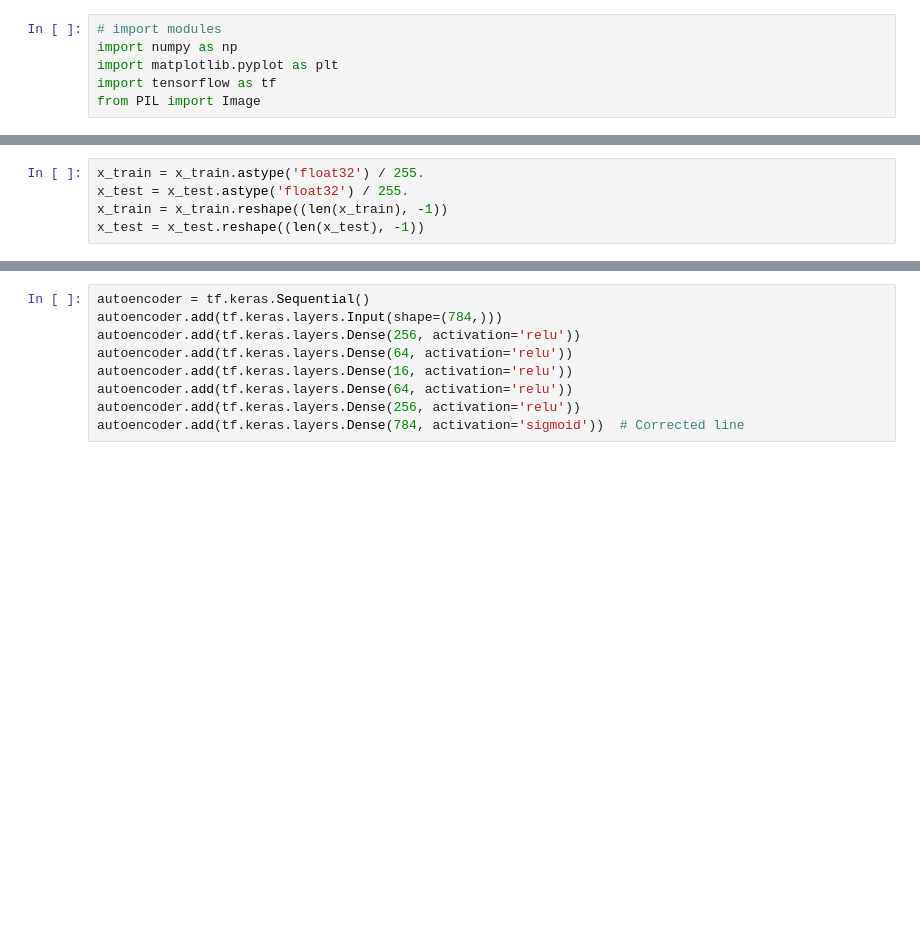
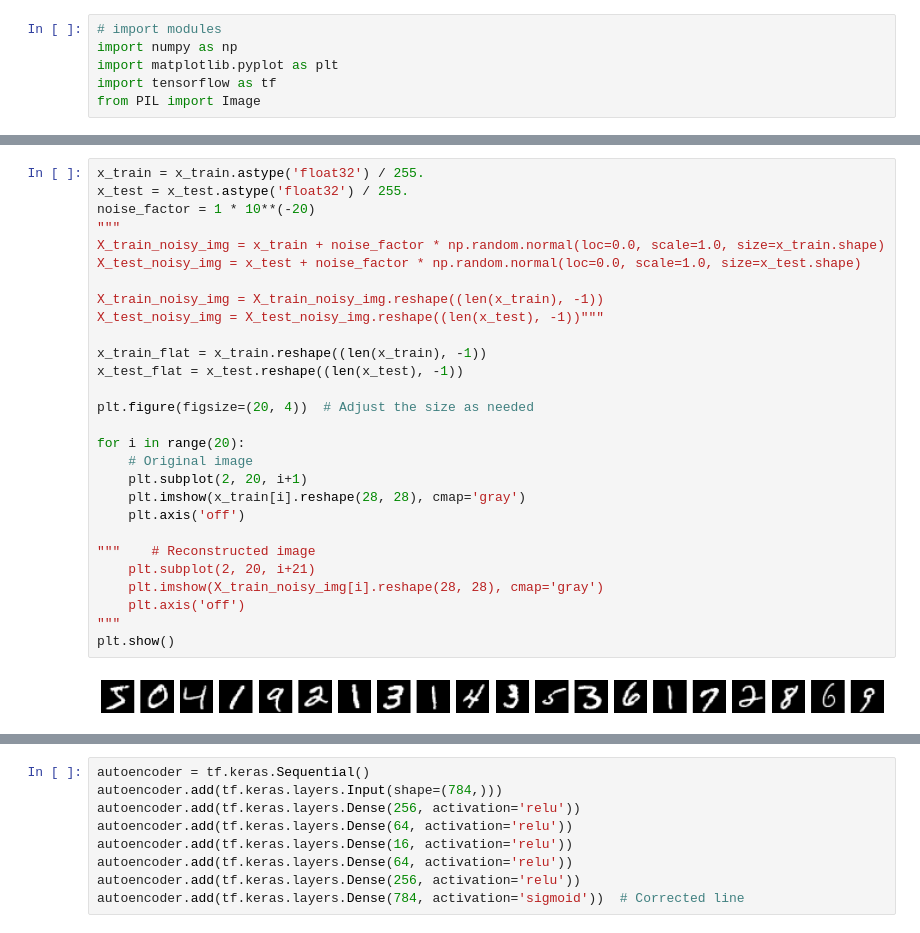
Before and after one commit to Sloosmore/USC_Course_Code, a Jupyter notebook: ITP-359/homework/homework5/autoencoder.ipynb, the cells around one changed output, grey strips where cells are left out. Cells and saved outputs as stored; diff of their text form; blank space fills up the shorter version.

```diff
--- a/ITP-359/homework/homework5/autoencoder.ipynb
+++ b/ITP-359/homework/homework5/autoencoder.ipynb
@@ -13,5 +10,30 @@ Downloading data from https://storage.googleapis.com/tensorflow/tf-keras-dataset
-# %%
-x_train = x_train.astype('float32') / 255.
-x_test = x_test.astype('float32') / 255.
-x_train = x_train.reshape((len(x_train), -1))
-x_test = x_test.reshape((len(x_test), -1))
+# %%
+x_train = x_train.astype('float32') / 255.
+x_test = x_test.astype('float32') / 255.
+noise_factor = 1 * 10**(-20)
+"""
+X_train_noisy_img = x_train + noise_factor * np.random.normal(loc=0.0, scale=1.0, size=x_train.shape)
+X_test_noisy_img = x_test + noise_factor * np.random.normal(loc=0.0, scale=1.0, size=x_test.shape)
+
+X_train_noisy_img = X_train_noisy_img.reshape((len(x_train), -1))
+X_test_noisy_img = X_test_noisy_img.reshape((len(x_test), -1))"""
+
+x_train_flat = x_train.reshape((len(x_train), -1))
+x_test_flat = x_test.reshape((len(x_test), -1))
+
+plt.figure(figsize=(20, 4))  # Adjust the size as needed
+
+for i in range(20):
+    # Original image
+    plt.subplot(2, 20, i+1)
+    plt.imshow(x_train[i].reshape(28, 28), cmap='gray')
+    plt.axis('off')
+
+"""    # Reconstructed image
+    plt.subplot(2, 20, i+21)
+    plt.imshow(X_train_noisy_img[i].reshape(28, 28), cmap='gray')
+    plt.axis('off')
+"""
+plt.show()
+# %% [output]
+[figure, added]
```
Also changed, not shown: parts of 8 cells of this notebook, 16 other files.
